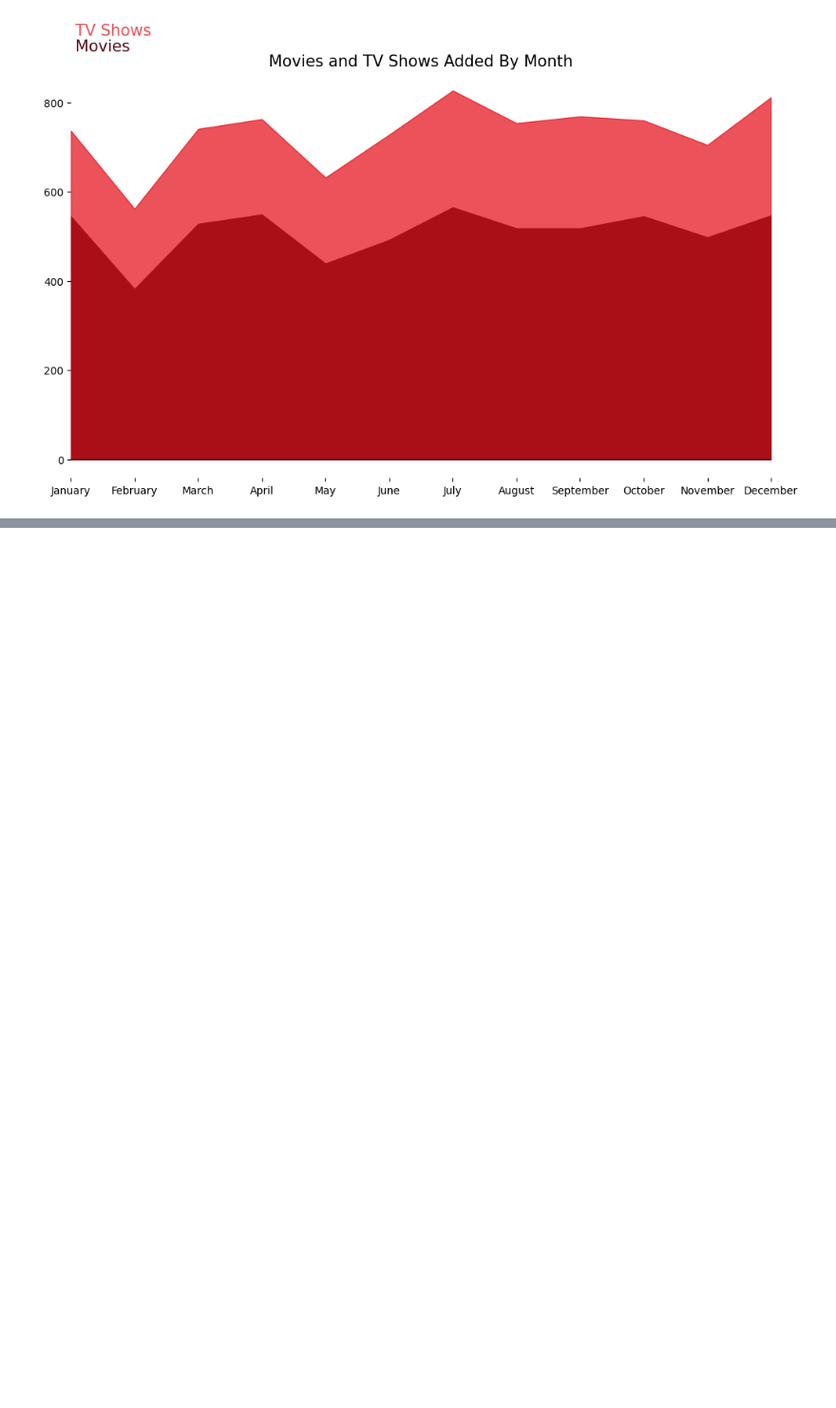
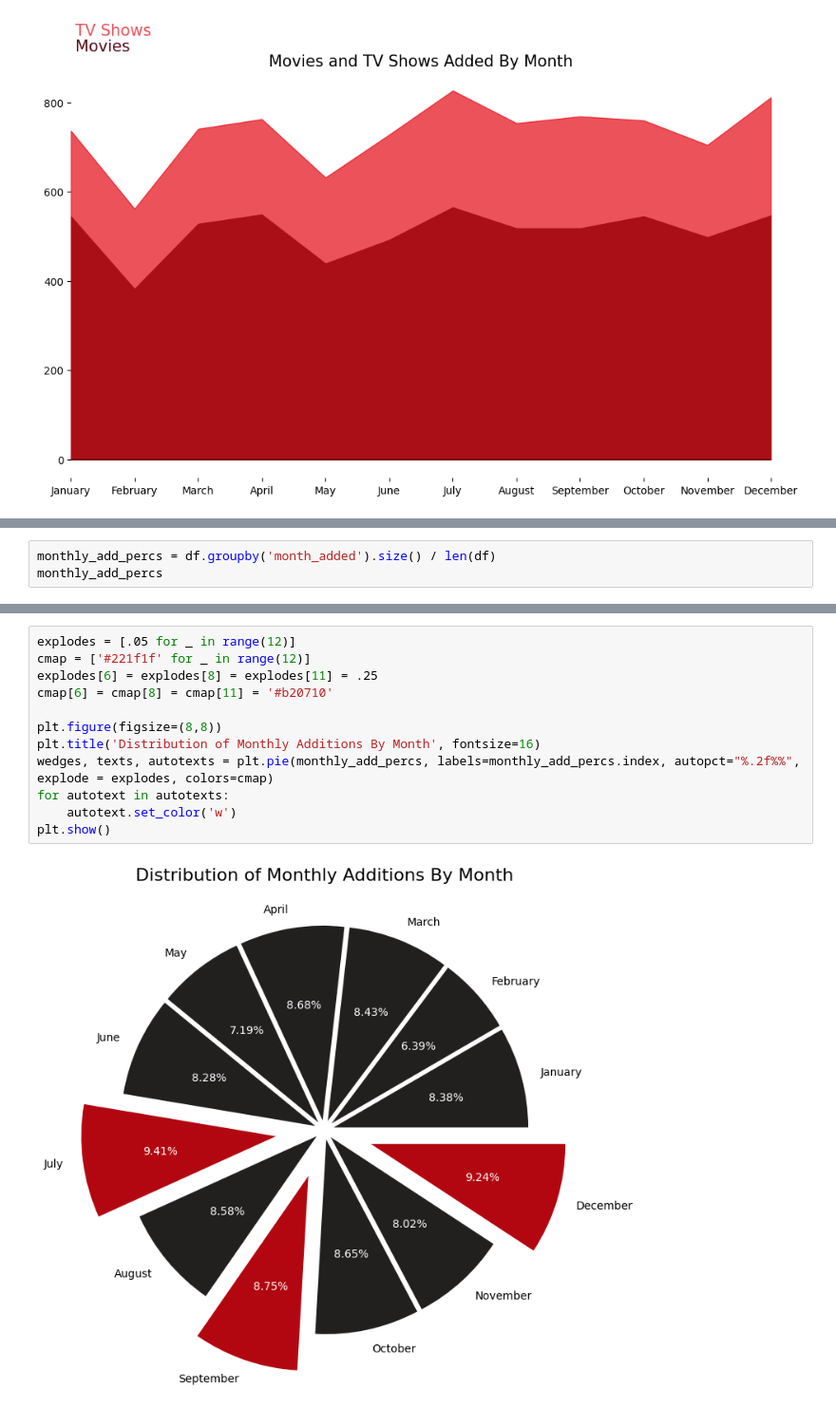
Before and after one commit to cafesmire/notebooks, a Jupyter notebook: netflix/netflix_eda.ipynb, the cells around one changed output, grey strips where cells are left out. Shown at 95% size. Cells and saved outputs as stored; diff of their text form; blank space fills up the shorter version.

Commit message:
Revise pie chart

```diff
--- a/netflix/netflix_eda.ipynb
+++ b/netflix/netflix_eda.ipynb
@@ -330,0 +265,3 @@ Name: count, dtype: float64
+# %%
+monthly_add_percs = df.groupby('month_added').size() / len(df)
+monthly_add_percs
@@ -330,0 +291,14 @@ Name: count, dtype: float64
+# %%
+explodes = [.05 for _ in range(12)]
+cmap = ['#221f1f' for _ in range(12)]
+explodes[6] = explodes[8] = explodes[11] = .25
+cmap[6] = cmap[8] = cmap[11] = '#b20710'
+
+plt.figure(figsize=(8,8))
+plt.title('Distribution of Monthly Additions By Month', fontsize=16)
+wedges, texts, autotexts = plt.pie(monthly_add_percs, labels=monthly_add_percs.index, autopct="%.2f%%", explode = explodes, colors=cmap)
+for autotext in autotexts:
+    autotext.set_color('w')
+plt.show()
+# %% [output]
+[figure, added]
```
Also changed, not shown: parts of 5 cells of this notebook.
